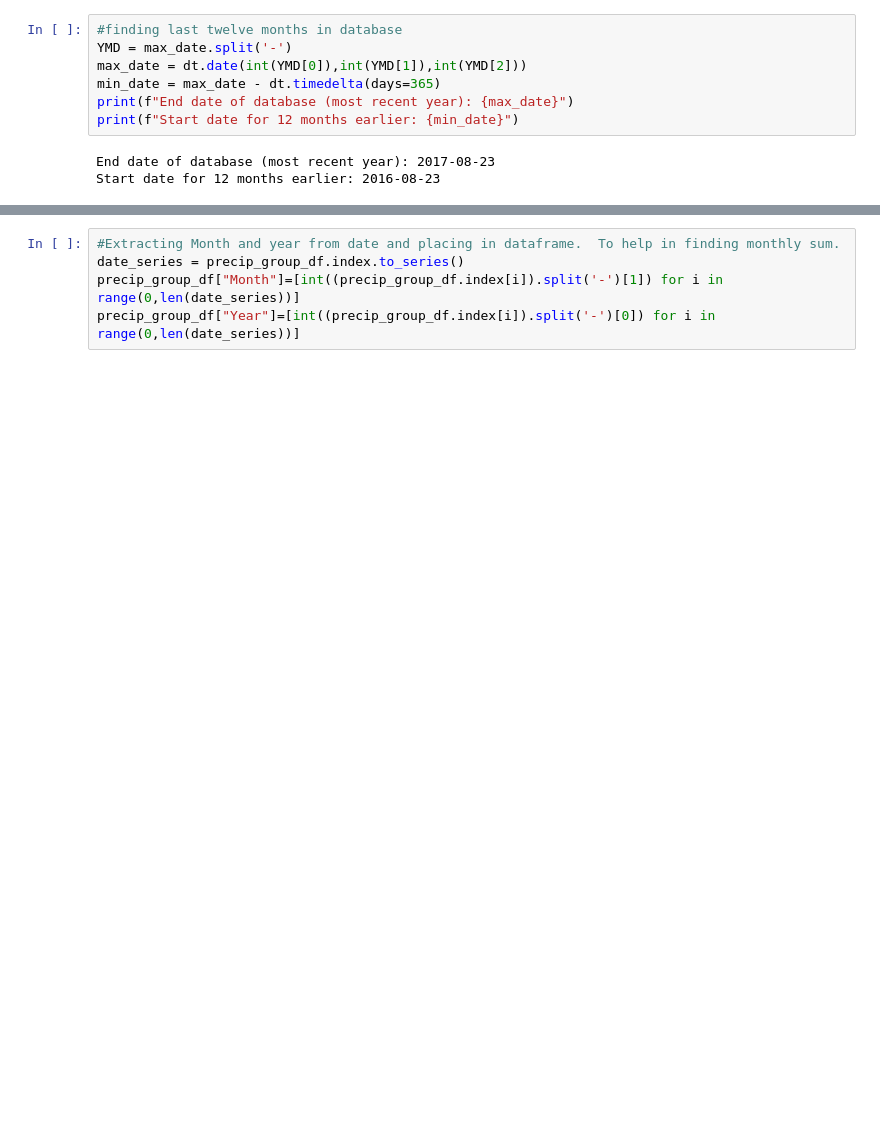
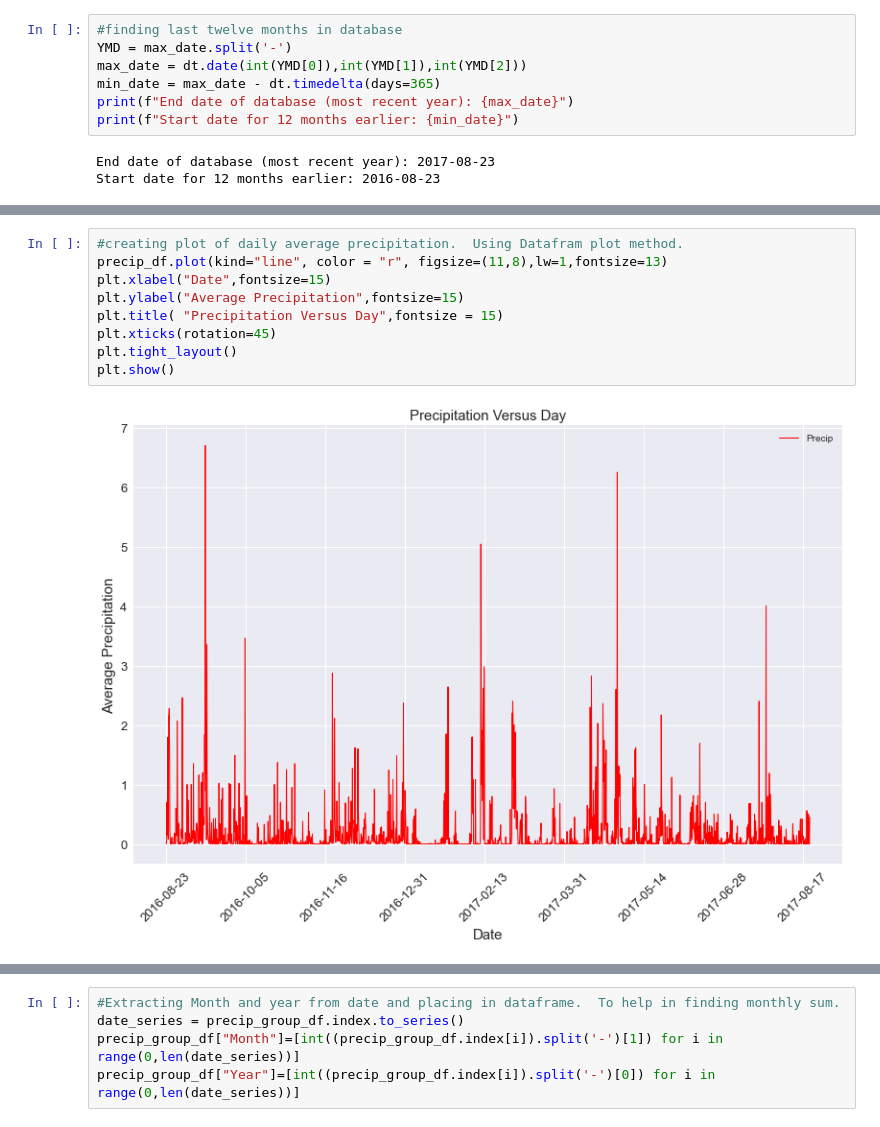
Before and after one commit to j2browns/sqlalchemy-challenge, a Jupyter notebook: climate_starter.ipynb, the cells around one changed output, grey strips where cells are left out. Saved outputs shown, nothing was run; the diff lists cells and outputs as text; blank space fills up the shorter version.

```diff
--- a/climate_starter.ipynb
+++ b/climate_starter.ipynb
@@ -132,3 +137,14 @@ precip_df.head(10)
 | 2016-08-24 | 0.08 |
 | 2016-08-24 | 2.15 |
 | 2016-08-24 | 2.15 |
+# %%
+#creating plot of daily average precipitation.  Using Datafram plot method.
+precip_df.plot(kind="line", color = "r", figsize=(11,8),lw=1,fontsize=13)
+plt.xlabel("Date",fontsize=15)
+plt.ylabel("Average Precipitation",fontsize=15)
+plt.title( "Precipitation Versus Day",fontsize = 15)
+plt.xticks(rotation=45)
+plt.tight_layout()
+plt.show()
+# %% [output]
+[figure, added]
```
Also changed, not shown: parts of 29 cells of this notebook, 1 other file.
